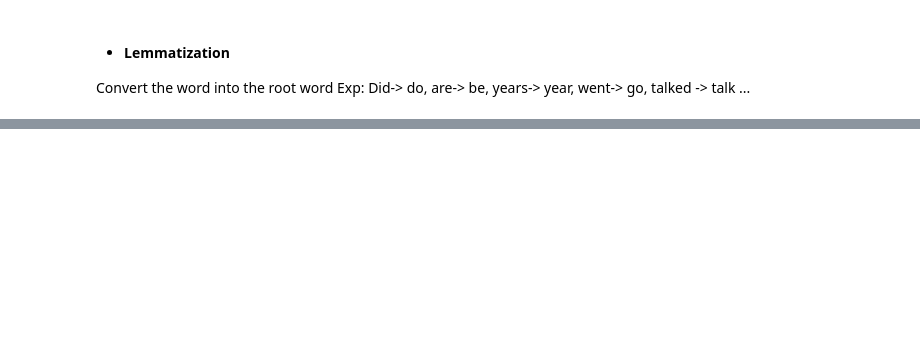
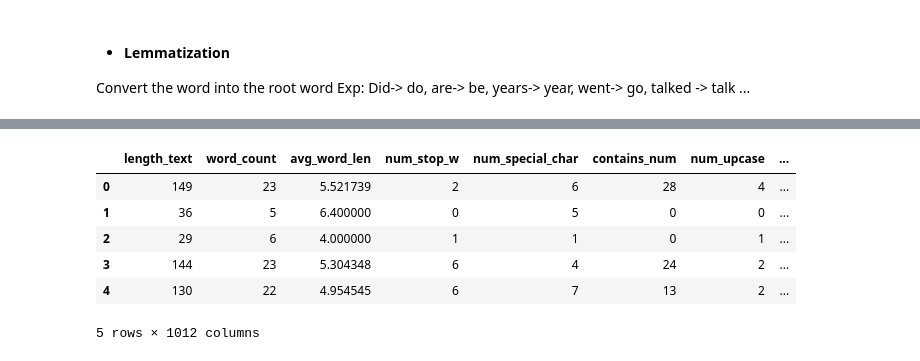
Before and after one commit to baotran306/NLP-SMSClassifier, a Jupyter notebook: NLP_SMSClassifier.ipynb, the cells around one changed output, grey strips where cells are left out. Cells and saved outputs as stored; diff of their text form; code cells hidden in the pictures; blank space fills up the shorter version.

```diff
--- a/NLP_SMSClassifier.ipynb
+++ b/NLP_SMSClassifier.ipynb
@@ -542,0 +674,11 @@ df[['text', 'clean_text', 'spelling_correction']].head()
+# %%
+df_train = df_clean.drop(['label', 'text', 'clean_text'], axis=1)
+df_train.head()
+# %% [output]
+|  | length_text | word_count | avg_word_len | num_stop_w | num_special_char | contains_num | num_upcase | ... |
+| 0 | 149 | 23 | 5.521739 | 2 | 6 | 28 | 4 | ... |
+| 1 | 36 | 5 | 6.400000 | 0 | 5 | 0 | 0 | ... |
+| 2 | 29 | 6 | 4.000000 | 1 | 1 | 0 | 1 | ... |
+| 3 | 144 | 23 | 5.304348 | 6 | 4 | 24 | 2 | ... |
+| 4 | 130 | 22 | 4.954545 | 6 | 7 | 13 | 2 | ... |
+5 rows × 1012 columns
```
Also changed, not shown: parts of 49 cells of this notebook.
